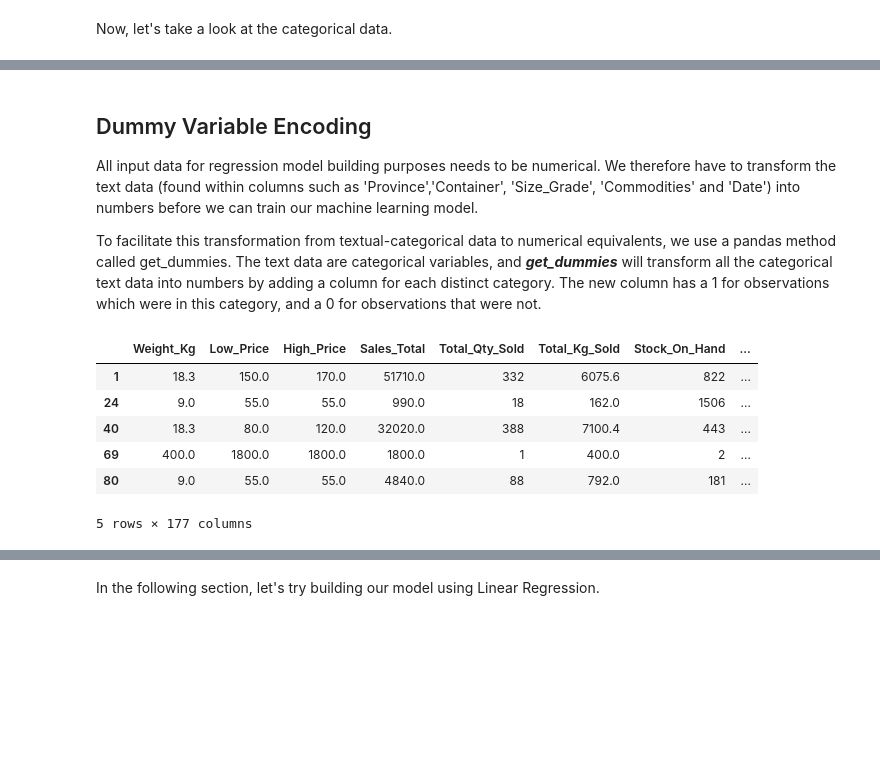
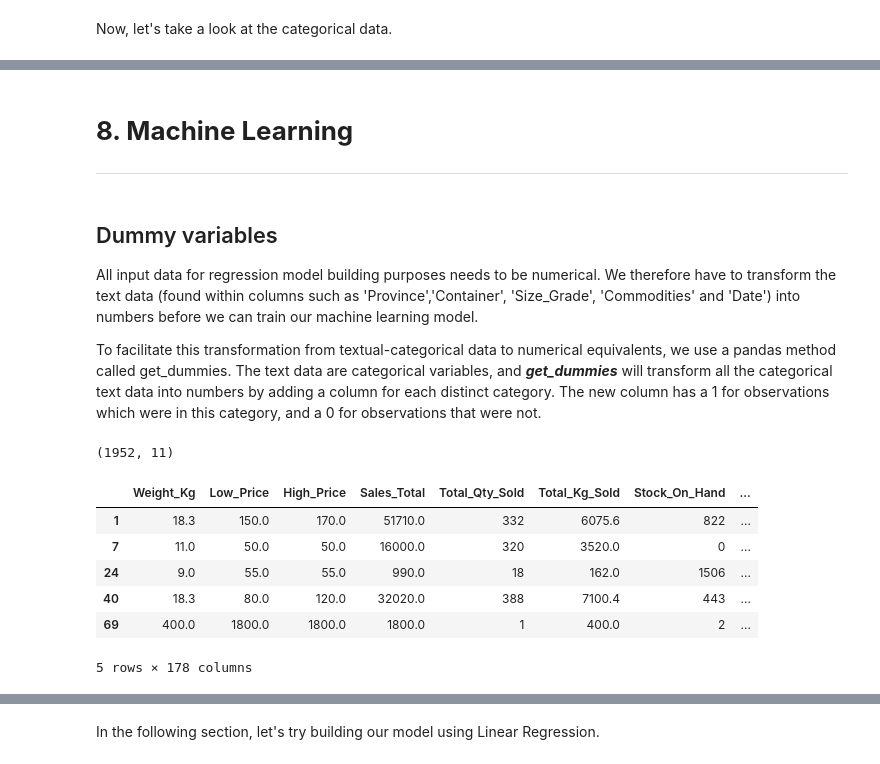
Before and after one commit to hendri80/Team_TS5_Regression, a Jupyter notebook: Team_TS5_Regression.ipynb, the cells around one changed output, grey strips where cells are left out. Cells and saved outputs as stored; diff of their text form; code cells hidden in the pictures; blank space fills up the shorter version.

```diff
--- a/Team_TS5_Regression.ipynb
+++ b/Team_TS5_Regression.ipynb
@@ -168,3 +240,0 @@ and lower than {train_data["Sales_Total"].quantile(0.99)}')
-# %%
-# Removing outliers
-train_data = train_data.query('(Sales_Total > 20.0) & (Sales_Total < 194376.8)')
@@ -176,3 +240,0 @@ and lower than {train_data["Total_Kg_Sold"].quantile(0.99)}')
-# %%
-# Removing outliers
-train_data = train_data.query('(Total_Kg_Sold > 9.0) & (Total_Kg_Sold < 19668.787999999993)')
@@ -184,3 +240,0 @@ and lower than {train_data["Stock_On_Hand"].quantile(0.99)}')
-# %%
-# Removing outliers
-train_data = train_data.query('(Stock_On_Hand > 0.0) & (Stock_On_Hand < 3535.1999999999994)')
@@ -252,20 +329,32 @@ _ = train_data.groupby('Size_Grade').agg({'avg_price_per_kg':'median'}).sort_val
+# %% [markdown]
+# **8. Machine Learning**
+
+_____
 # %% [markdown]
-## Dummy Variable Encoding
+## Dummy variables
 
 All input data for regression model building purposes needs to be numerical. We therefore have to transform the text data (found within columns such as 'Province','Container', 'Size_Grade', 'Commodities' and 'Date') into numbers before we can train our machine learning model.
 
 To facilitate this transformation from textual-categorical data to numerical equivalents, we use a pandas method called get_dummies. The text data are categorical variables, and ***get_dummies*** will transform all the categorical text data into numbers by adding a column for each distinct category. The new column has a 1 for observations which were in this category, and a 0 for observations that were not.
+# %%
+# Saving predictors and target in separate objects
+x = train_data.copy()
+y = x.pop('avg_price_per_kg')
+# %%
+x.shape
+# %% [output]
+(1952, 11)
 # %%
-dummy_df = pd.get_dummies(train_data, drop_first = True)
+dummy_df = pd.get_dummies(x, drop_first = True)
 dummy_df.head()
 # %% [output]
 |  | Weight_Kg | Low_Price | High_Price | Sales_Total | Total_Qty_Sold | Total_Kg_Sold | Stock_On_Hand | ... |
 | 1 | 18.3 | 150.0 | 170.0 | 51710.0 | 332 | 6075.6 | 822 | ... |
+| 7 | 11.0 | 50.0 | 50.0 | 16000.0 | 320 | 3520.0 | 0 | ... |
 | 24 | 9.0 | 55.0 | 55.0 | 990.0 | 18 | 162.0 | 1506 | ... |
 | 40 | 18.3 | 80.0 | 120.0 | 32020.0 | 388 | 7100.4 | 443 | ... |
 | 69 | 400.0 | 1800.0 | 1800.0 | 1800.0 | 1 | 400.0 | 2 | ... |
-| 80 | 9.0 | 55.0 | 55.0 | 4840.0 | 88 | 792.0 | 181 | ... |
-5 rows × 177 columns
+5 rows × 178 columns
 # %%
 dummy_df.shape
 # %% [output]
```
Also changed, not shown: parts of 240 cells of this notebook.
